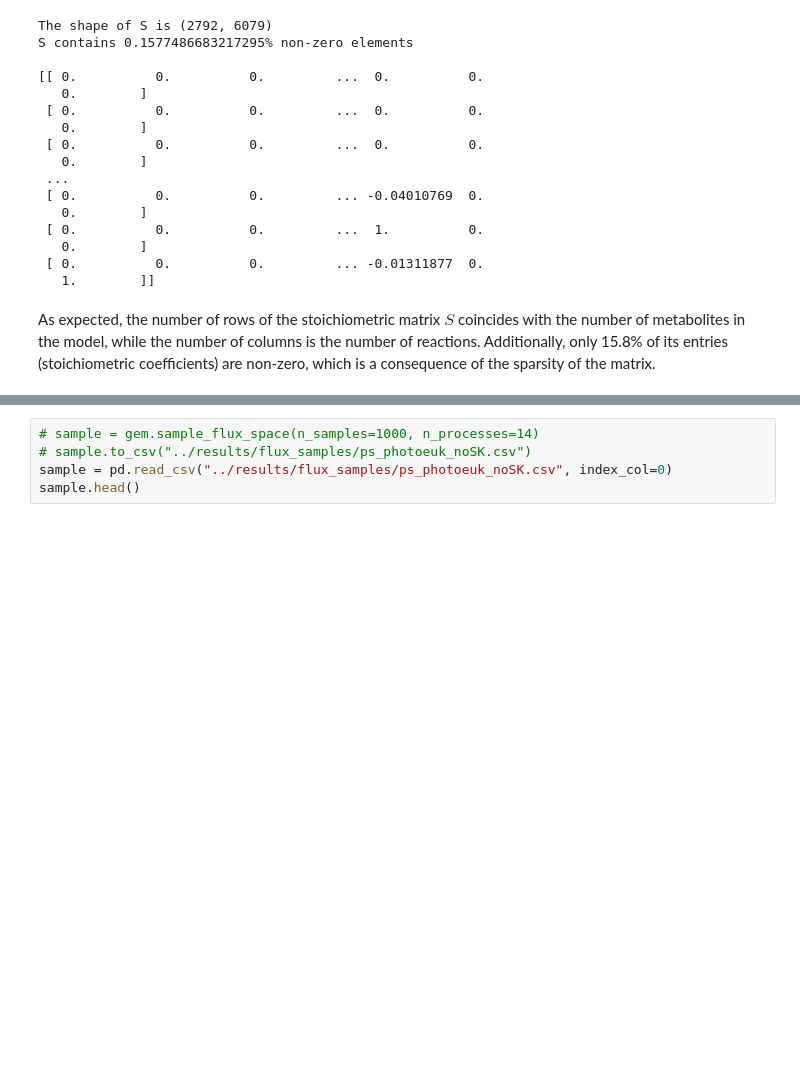
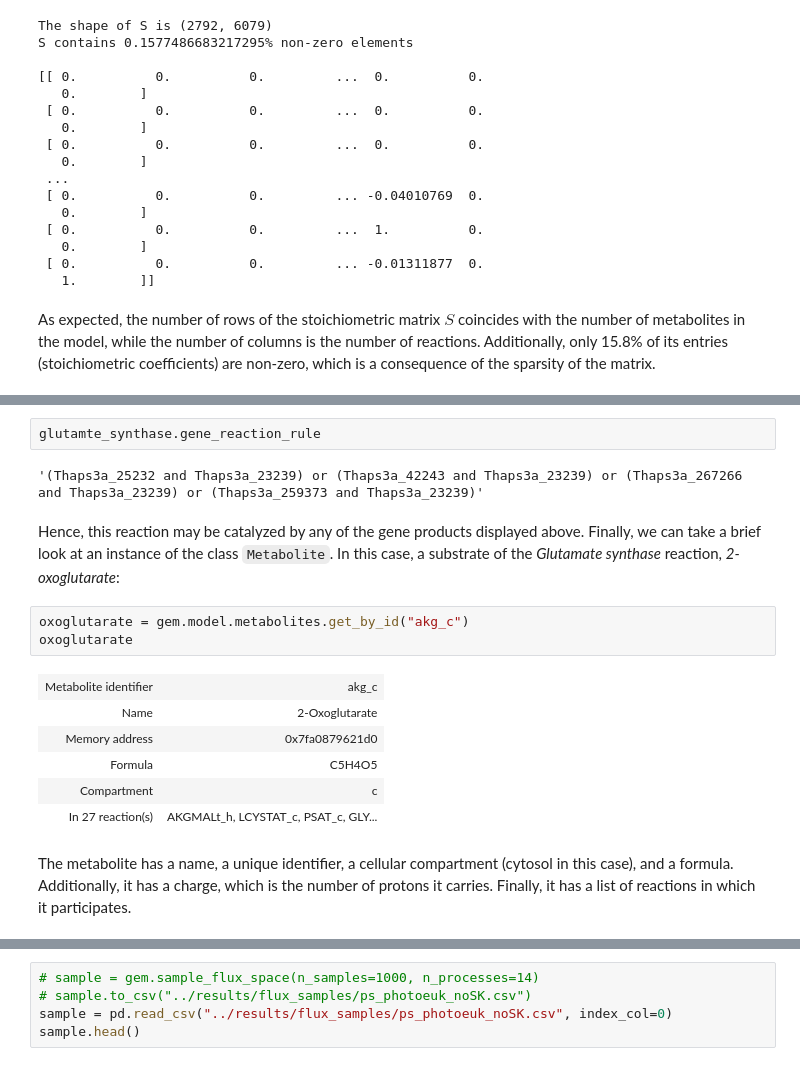
Before and after one commit to Robaina/Phycogem, a Jupyter notebook: docs/0_constraint_based_modeling.ipynb, the cells around one changed output, grey strips where cells are left out. Cells and saved outputs as stored; diff of their text form; blank space fills up the shorter version.

```diff
--- a/docs/0_constraint_based_modeling.ipynb
+++ b/docs/0_constraint_based_modeling.ipynb
@@ -106,0 +131,18 @@ As expected, the number of rows of the stoichiometric matrix $S$ coincides with
+# %%
+glutamte_synthase.gene_reaction_rule
+# %% [output]
+'(Thaps3a_25232 and Thaps3a_23239) or (Thaps3a_42243 and Thaps3a_23239) or (Thaps3a_267266 and Thaps3a_23239) or (Thaps3a_259373 and Thaps3a_23239)'
+# %% [markdown]
+Hence, this reaction may be catalyzed by any of the gene products displayed above. Finally, we can take a brief look at an instance of the class `Metabolite`. In this case, a substrate of the _Glutamate synthase_ reaction, _2-oxoglutarate_:
+# %%
+oxoglutarate = gem.model.metabolites.get_by_id("akg_c")
+oxoglutarate
+# %% [output]
+| Metabolite identifier | akg_c |
+| Name | 2-Oxoglutarate |
+| Memory address | 0x7fa0879621d0 |
+| Formula | C5H4O5 |
+| Compartment | c |
+| In 27 reaction(s) | AKGMALt_h, LCYSTAT_c, PSAT_c, GLY... |
+# %% [markdown]
+The metabolite has a name, a unique identifier, a cellular compartment (cytosol in this case), and a formula. Additionally, it has a charge, which is the number of protons it carries. Finally, it has a list of reactions in which it participates.
```
Also changed, not shown: parts of 23 cells of this notebook, 2 other files.
